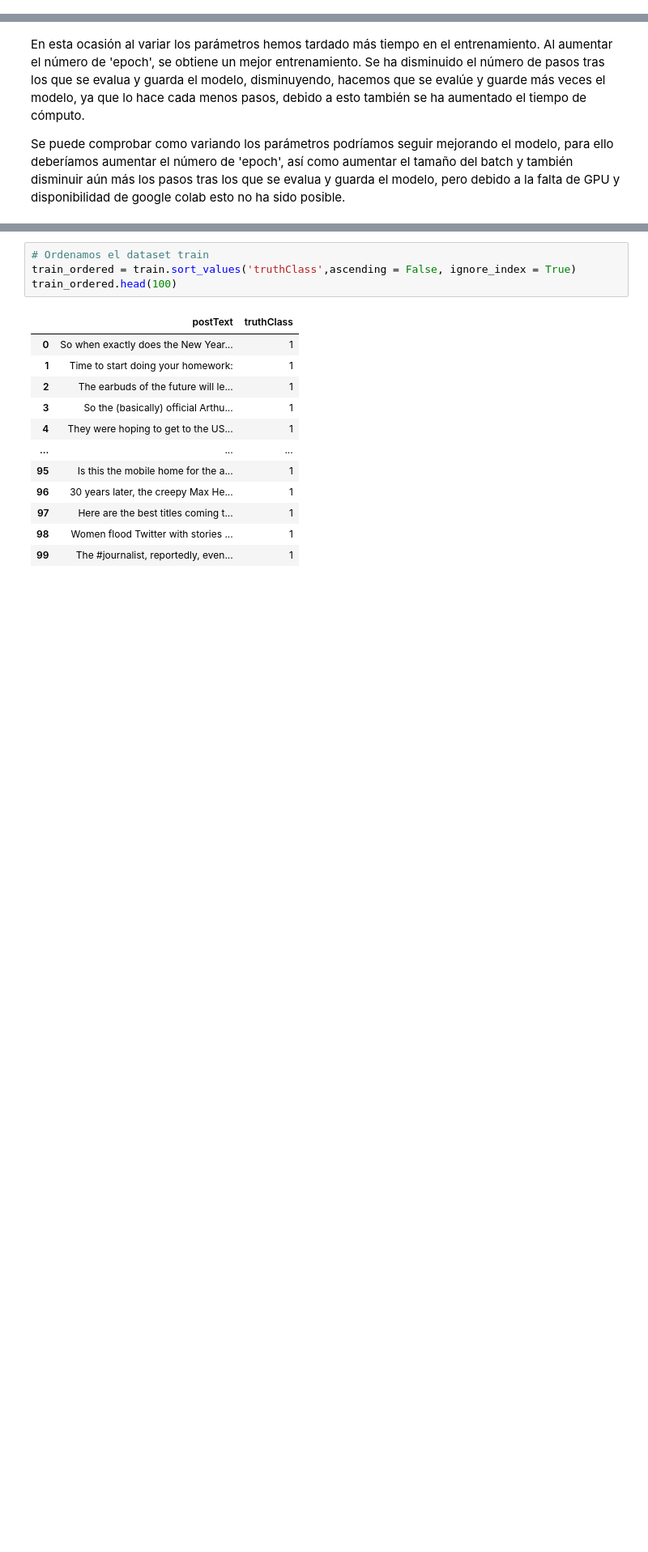
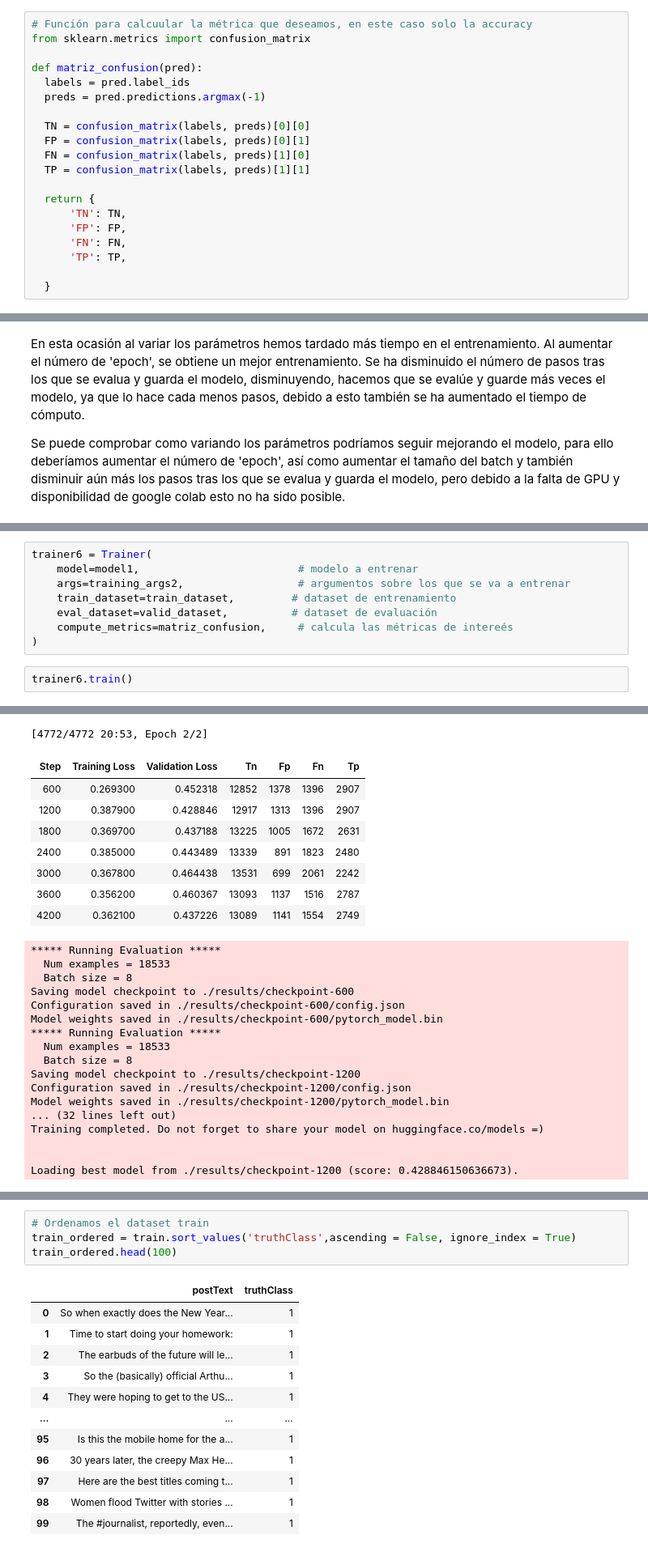
Before and after one commit to VegaMorenoAna/Prueba-Newtral, a Jupyter notebook: AnaVegaMorenoPruebaNewtral.ipynb, the cells around one changed output, grey strips where cells are left out. Shown at 81% size. Cells and saved outputs as stored; diff of their text form; blank space fills up the shorter version.

```diff
--- a/AnaVegaMorenoPruebaNewtral.ipynb
+++ b/AnaVegaMorenoPruebaNewtral.ipynb
@@ -307,6 +309,26 @@ def compute_metrics(pred):
       'precision' : precision,
       'f1': f1,
   }
+# %%
+# Función para calcuular la métrica que deseamos, en este caso solo la accuracy
+from sklearn.metrics import confusion_matrix
+
+def matriz_confusion(pred):
+  labels = pred.label_ids
+  preds = pred.predictions.argmax(-1)
+
+  TN = confusion_matrix(labels, preds)[0][0]
+  FP = confusion_matrix(labels, preds)[0][1]
+  FN = confusion_matrix(labels, preds)[1][0]
+  TP = confusion_matrix(labels, preds)[1][1]
+
+  return {
+      'TN': TN,
+      'FP': FP,
+      'FN': FN,
+      'TP': TP,
+
+  }
 # %%
 # Especificamos nuestros argumentos de entrenamiento
 training_args1 = TrainingArguments(
@@ -507,0 +593,11 @@ Precision puede considerarse alta, pero recall no sería tan alta como deseríam
+# %%
+trainer6 = Trainer(
+    model=model1,                         # modelo a entrenar
+    args=training_args2,                  # argumentos sobre los que se va a entrenar
+    train_dataset=train_dataset,         # dataset de entrenamiento
+    eval_dataset=valid_dataset,          # dataset de evaluación
+    compute_metrics=matriz_confusion,     # calcula las métricas de intereés
+)
+# %%
+trainer6.train()
+# %% [output]
@@ -507,0 +611,26 @@ Precision puede considerarse alta, pero recall no sería tan alta como deseríam
+[4772/4772 20:53, Epoch 2/2]
+| Step | Training Loss | Validation Loss | Tn | Fp | Fn | Tp |
+| 600 | 0.269300 | 0.452318 | 12852 | 1378 | 1396 | 2907 |
+| 1200 | 0.387900 | 0.428846 | 12917 | 1313 | 1396 | 2907 |
+| 1800 | 0.369700 | 0.437188 | 13225 | 1005 | 1672 | 2631 |
+| 2400 | 0.385000 | 0.443489 | 13339 | 891 | 1823 | 2480 |
+| 3000 | 0.367800 | 0.464438 | 13531 | 699 | 2061 | 2242 |
+| 3600 | 0.356200 | 0.460367 | 13093 | 1137 | 1516 | 2787 |
+| 4200 | 0.362100 | 0.437226 | 13089 | 1141 | 1554 | 2749 |
+***** Running Evaluation *****
+  Num examples = 18533
+  Batch size = 8
+Saving model checkpoint to ./results/checkpoint-600
+Configuration saved in ./results/checkpoint-600/config.json
+Model weights saved in ./results/checkpoint-600/pytorch_model.bin
+***** Running Evaluation *****
+  Num examples = 18533
+  Batch size = 8
+Saving model checkpoint to ./results/checkpoint-1200
+Configuration saved in ./results/checkpoint-1200/config.json
+Model weights saved in ./results/checkpoint-1200/pytorch_model.bin
+... (32 lines left out)
+Training completed. Do not forget to share your model on huggingface.co/models =)
+
+
+Loading best model from ./results/checkpoint-1200 (score: 0.428846150636673).
```
Also changed, not shown: parts of 37 cells of this notebook.
